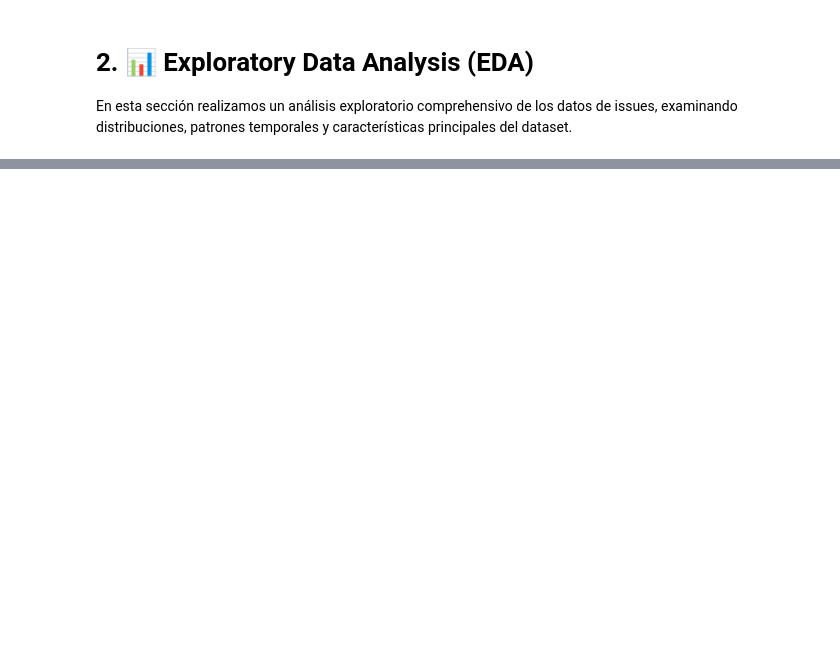
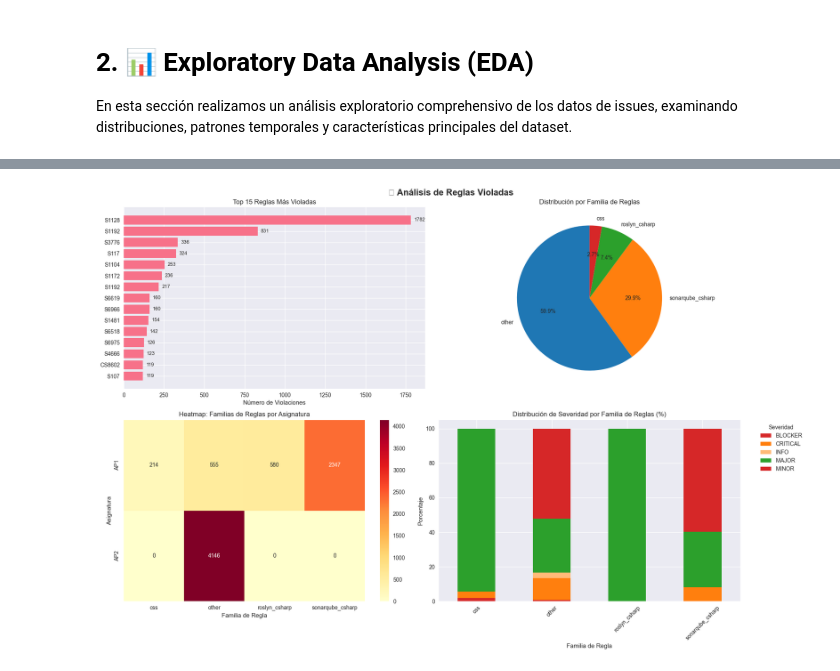
Before and after one commit to TesisEnel/Recopilacion_Datos_CalidadCodigo, a Jupyter notebook: notebooks/4. Analisis Avanzado Issues SonarCloud.ipynb, the cells around one changed output, grey strips where cells are left out. Cells and saved outputs as stored; diff of their text form; code cells hidden in the pictures; blank space fills up the shorter version.

```diff
--- a/notebooks/4. Analisis Avanzado Issues SonarCloud.ipynb
+++ b/notebooks/4. Analisis Avanzado Issues SonarCloud.ipynb
@@ -455,0 +726,93 @@ plt.show()
+# %%
+# ===================================================================
+# ANÁLISIS DE REGLAS MÁS VIOLADAS
+# ===================================================================
+
+print("📊 ANÁLISIS DE REGLAS MÁS VIOLADAS")
+print("="*60)
+
+# Top 20 reglas más violadas
+top_rules = issues_df['rule'].value_counts().head(20)
+print("Top 20 reglas más violadas:")
+for i, (rule, count) in enumerate(top_rules.items(), 1):
+    percentage = (count / len(issues_df)) * 100
+    print(f"{i:2d}. {rule}: {count:,} ({percentage:.1f}%)")
+
+# Análisis por familia de reglas
+print(f"\n🏗️ ANÁLISIS POR FAMILIA DE REGLAS")
+print("="*60)
+rule_family_counts = issues_df['rule_family'].value_counts()
+rule_family_pct = issues_df['rule_family'].value_counts(normalize=True) * 100
+
+print("Distribución por familia de reglas:")
+for family in rule_family_counts.index:
+    print(f"   {family}: {rule_family_counts[family]:,} ({rule_family_pct[family]:.1f}%)")
+
+# Visualización de top reglas
+fig, axes = plt.subplots(2, 2, figsize=(18, 12))
+fig.suptitle('📊 Análisis de Reglas Violadas', fontsize=16, fontweight='bold')
+
+# 1. Top 15 reglas más violadas
+top_15_rules = issues_df['rule'].value_counts().head(15)
+ax1 = axes[0,0]
+bars = ax1.barh(range(len(top_15_rules)), top_15_rules.values)
+ax1.set_yticks(range(len(top_15_rules)))
+ax1.set_yticklabels([rule.split(':')[-1][:15] + '...' if len(rule.split(':')[-1]) > 15 else rule.split(':')[-1]
+                     for rule in top_15_rules.index])
+ax1.set_xlabel('Número de Violaciones')
+ax1.set_title('Top 15 Reglas Más Violadas')
+ax1.invert_yaxis()
+
+# Añadir valores en las barras
+for i, bar in enumerate(bars):
+    width = bar.get_width()
+    ax1.text(width + 20, bar.get_y() + bar.get_height()/2, f'{int(width)}',
+             ha='left', va='center', fontsize=9)
+
+# 2. Distribución por familia de reglas
+rule_family_colors = ['#1f77b4', '#ff7f0e', '#2ca02c', '#d62728']
+ax2 = axes[0,1]
+wedges, texts, autotexts = ax2.pie(rule_family_counts.values, labels=rule_family_counts.index,
+                                   autopct='%1.1f%%', colors=rule_family_colors, startangle=90)
+ax2.set_title('Distribución por Familia de Reglas')
+
+# 3. Reglas por asignatura (heatmap)
+rule_assignment_crosstab = pd.crosstab(issues_df['assignment'], issues_df['rule_family'])
+ax3 = axes[1,0]
+sns.heatmap(rule_assignment_crosstab, annot=True, fmt='d', cmap='YlOrRd', ax=ax3)
+ax3.set_title('Heatmap: Familias de Reglas por Asignatura')
+ax3.set_xlabel('Familia de Regla')
+ax3.set_ylabel('Asignatura')
+
+# 4. Severidad por familia de reglas
+severity_family = pd.crosstab(issues_df['rule_family'], issues_df['severity'])
+severity_family_pct = pd.crosstab(issues_df['rule_family'], issues_df['severity'], normalize='index') * 100
+ax4 = axes[1,1]
+severity_family_pct.plot(kind='bar', stacked=True, ax=ax4,
+                        color=['#d62728', '#ff7f0e', '#ffbb78', '#2ca02c'])
+ax4.set_title('Distribución de Severidad por Familia de Reglas (%)')
+ax4.set_xlabel('Familia de Regla')
+ax4.set_ylabel('Porcentaje')
+ax4.legend(title='Severidad', bbox_to_anchor=(1.05, 1), loc='upper left')
+ax4.tick_params(axis='x', rotation=45)
+
+plt.tight_layout()
+plt.show()
+
+# Análisis específico de reglas C# más comunes
+print(f"\n💻 TOP REGLAS C# (Roslyn) MÁS COMUNES")
+print("="*60)
+csharp_rules = issues_df[issues_df['rule_family'] == 'roslyn_csharp']['rule'].value_counts().head(10)
+for i, (rule, count) in enumerate(csharp_rules.items(), 1):
+    rule_code = rule.split(':')[-1]
+    percentage = (count / len(issues_df[issues_df['rule_family'] == 'roslyn_csharp'])) * 100
+    print(f"{i:2d}. {rule_code}: {count:,} ({percentage:.1f}%)")
+
+print(f"\n🔍 TOP REGLAS SONARQUBE C# MÁS COMUNES")
+print("="*60)
+sonar_rules = issues_df[issues_df['rule_family'] == 'sonarqube_csharp']['rule'].value_counts().head(10)
+for i, (rule, count) in enumerate(sonar_rules.items(), 1):
+    rule_code = rule.split(':')[-1]
+    percentage = (count / len(issues_df[issues_df['rule_family'] == 'sonarqube_csharp'])) * 100
+    print(f"{i:2d}. {rule_code}: {count:,} ({percentage:.1f}%)")
+# %% [output]
@@ -455,0 +836 @@ plt.show()
+[figure, added]
```
Also changed, not shown: parts of 15 cells of this notebook.
